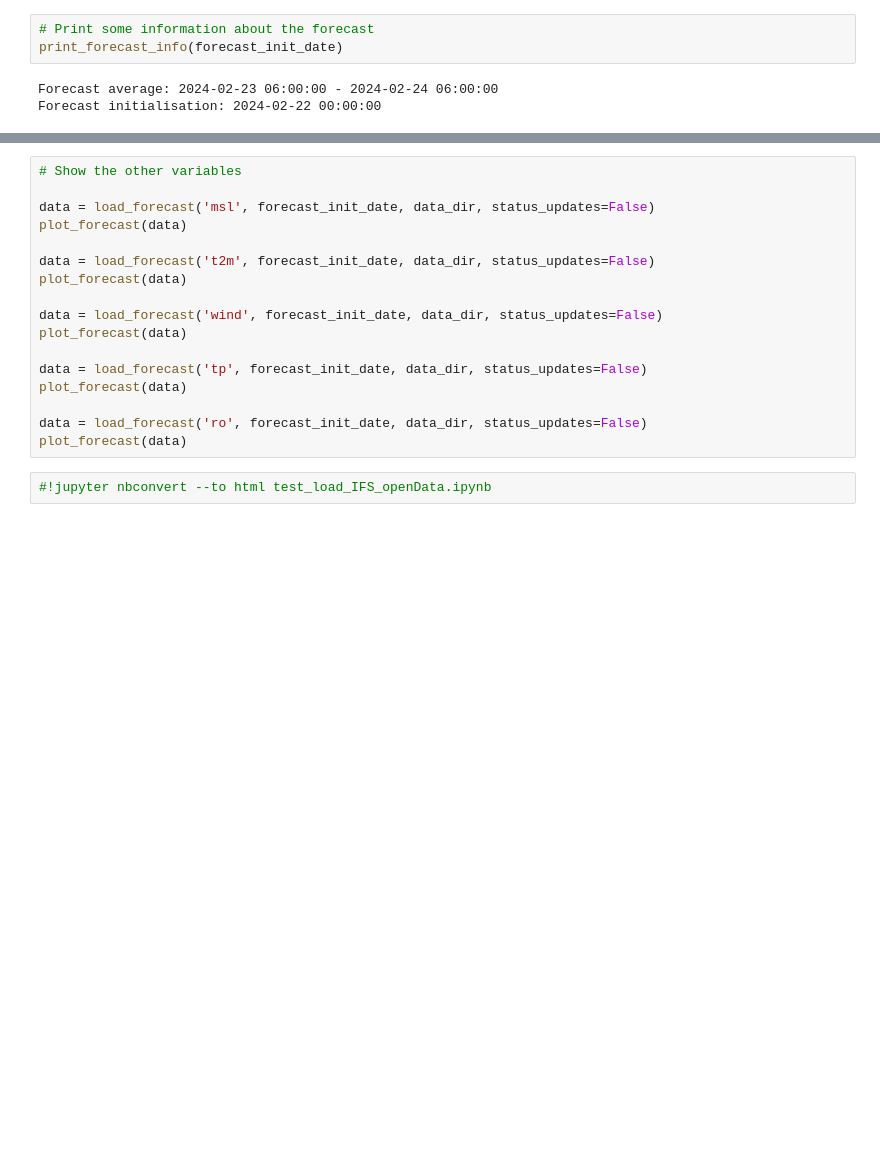
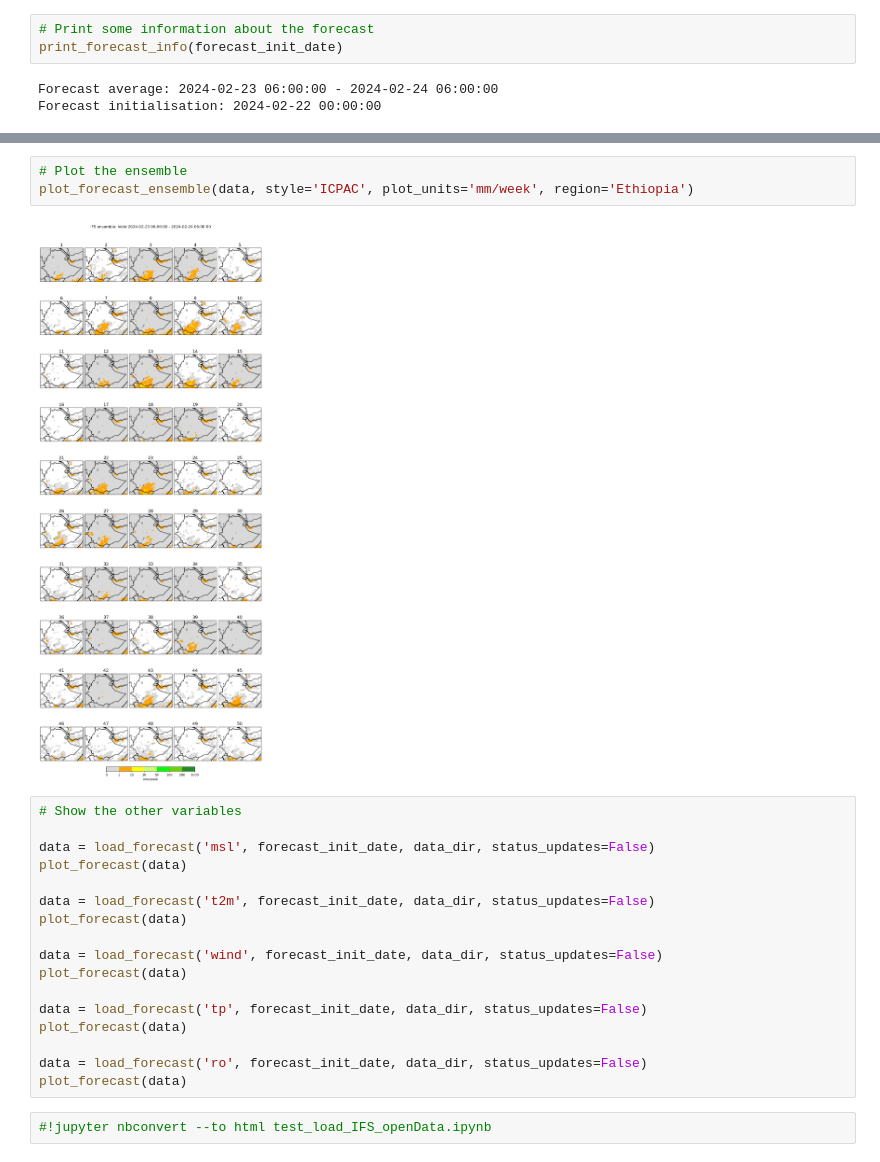
Before and after one commit to Fenwick-Cooper/show-forecasts, a Jupyter notebook: test_load_IFS_openData.ipynb, the cells around one changed output, grey strips where cells are left out. Saved outputs shown, nothing was run; the diff lists cells and outputs as text; blank space fills up the shorter version.

```diff
--- a/test_load_IFS_openData.ipynb
+++ b/test_load_IFS_openData.ipynb
@@ -79,3 +61,8 @@ UFuncTypeError: ufunc 'add' cannot use operands with types dtype('<M8[ns]') and
+# %%
+# Plot the ensemble
+plot_forecast_ensemble(data, style='ICPAC', plot_units='mm/week', region='Ethiopia')
+# %% [output]
+[figure, added]
 # %%
 # Show the other variables
 
```
Also changed, not shown: parts of 7 cells of this notebook, 3 other files.
